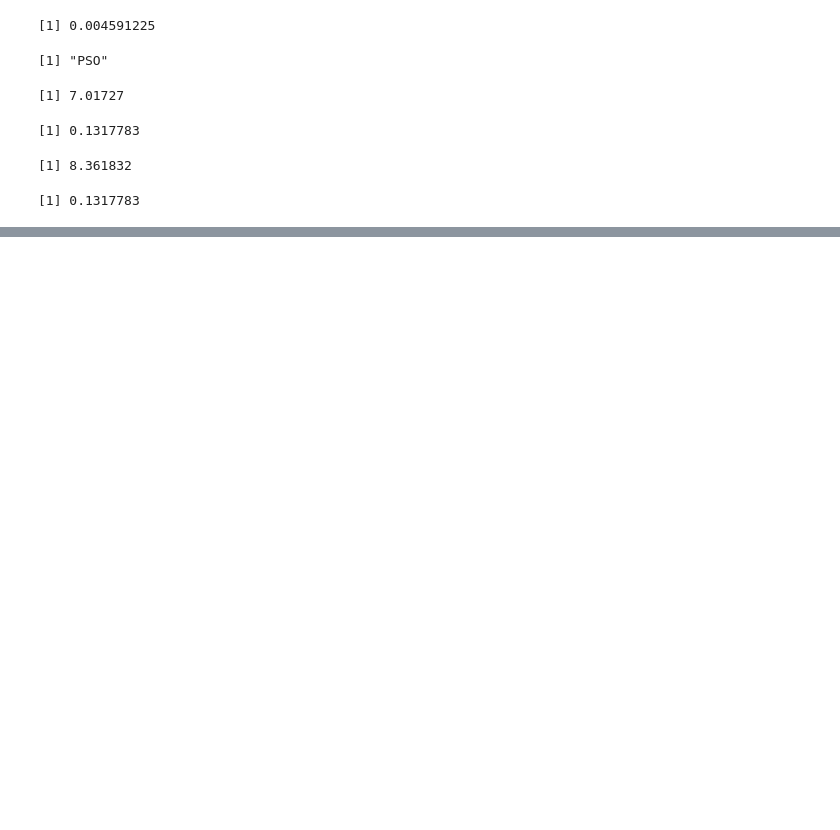
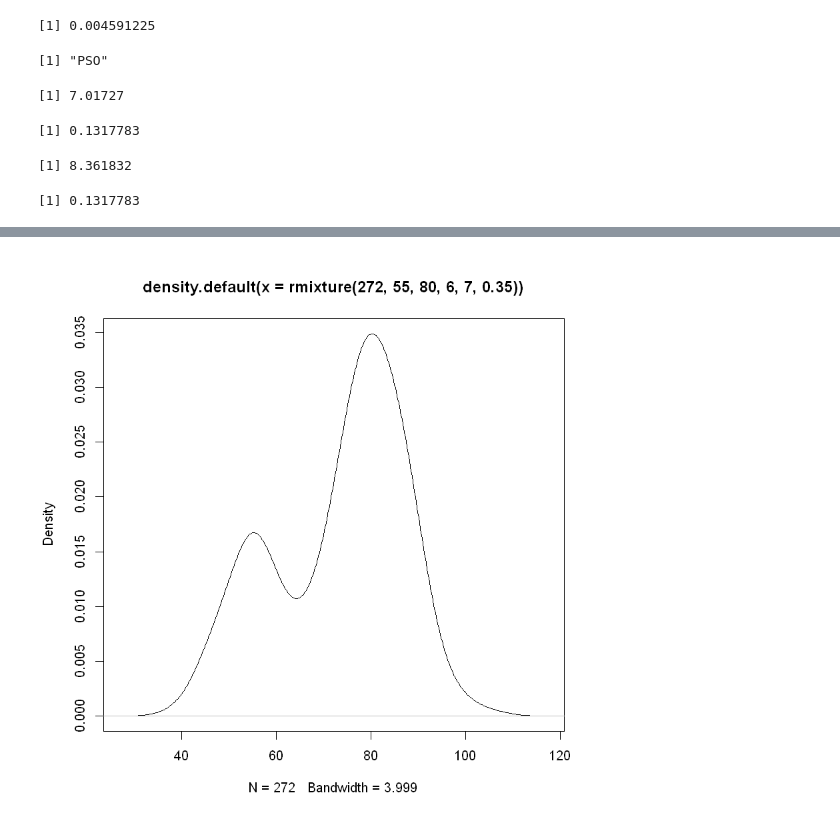
Before and after one commit to mattreyes/stat341_project, a Jupyter notebook: em_pso_notebook.ipynb, the cells around one changed output, grey strips where cells are left out. Cells and saved outputs as stored; diff of their text form; code cells hidden in the pictures; blank space fills up the shorter version.

```diff
--- a/em_pso_notebook.ipynb
+++ b/em_pso_notebook.ipynb
@@ -171,0 +182,22 @@ mean(abs(truPi2 - estPi2PSO ))
+# %%
+
+rmixture <- function(n,mu1, mu2, sd1, sd2, pi) {
+    u <- runif(n)
+    r <- numeric(n)
+
+    for(i in seq(1,n)) {
+        if(u[i] <= pi) {
+            r[i] = rnorm(1, mean = mu1, sd = sd1)
+        } else {
+            r[i] = rnorm(1, mean = mu2, sd = sd2)
+        }
+    }
+
+    return(r)
+}
+
+#hist(rmixture(10000,0,100,1,1,0.5 ))
+d = density(rmixture(272,55,80,6,7,0.35 )  )
+plot(d)
+# %% [output]
+[figure, added]
```
Also changed, not shown: parts of 2 cells of this notebook.
